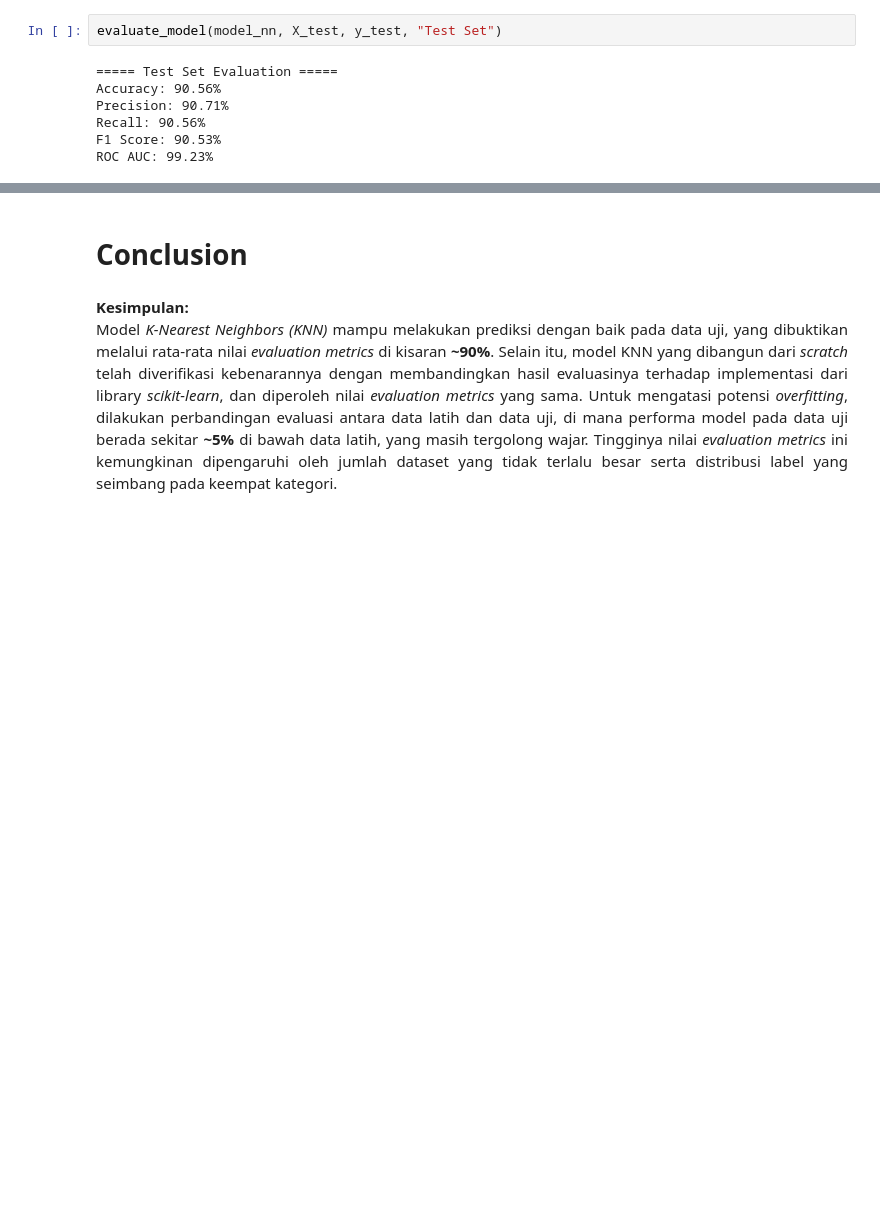
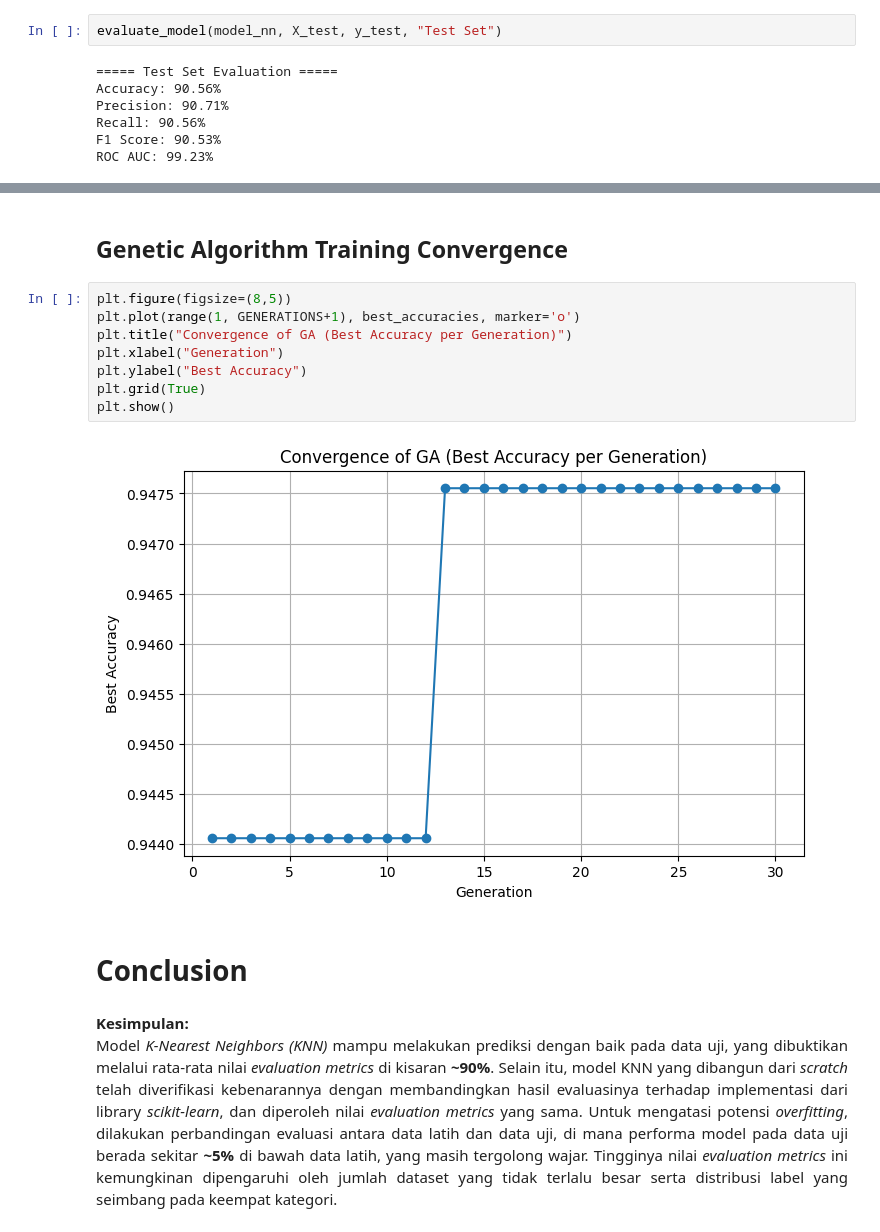
Before and after one commit to ridwanaryn/phone-classification-with-KNN, a Jupyter notebook: KNN.ipynb, the cells around one changed output, grey strips where cells are left out. Drawn from its saved outputs; the diff is of its cells as text; blank space fills up the shorter version.

Commit message:
feat: add hyperparameter tuning with genetic algorithm

```diff
--- a/KNN.ipynb
+++ b/KNN.ipynb
@@ -408,3 +540,15 @@ ROC AUC: 99.23%
+# %% [markdown]
+## Genetic Algorithm Training Convergence
+# %%
+plt.figure(figsize=(8,5))
+plt.plot(range(1, GENERATIONS+1), best_accuracies, marker='o')
+plt.title("Convergence of GA (Best Accuracy per Generation)")
+plt.xlabel("Generation")
+plt.ylabel("Best Accuracy")
+plt.grid(True)
+plt.show()
+# %% [output]
+[figure, added]
 # %% [markdown]
 # Conclusion
 # %% [markdown]
```
Also changed, not shown: parts of 6 cells of this notebook.
